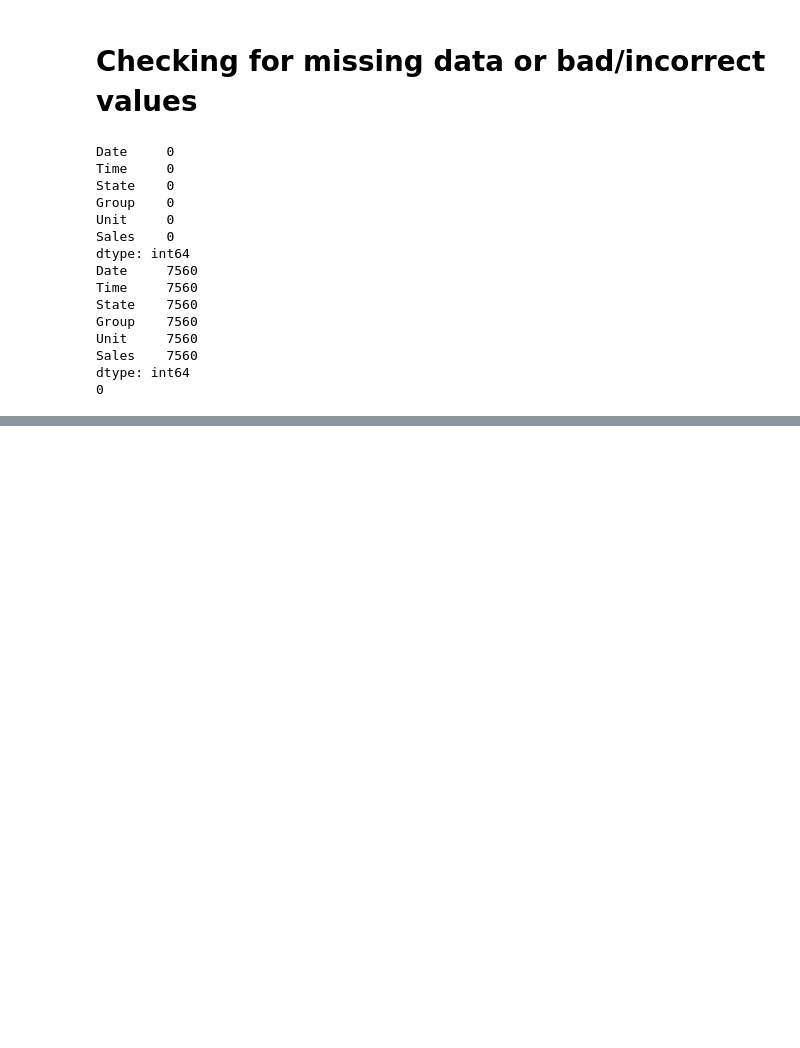
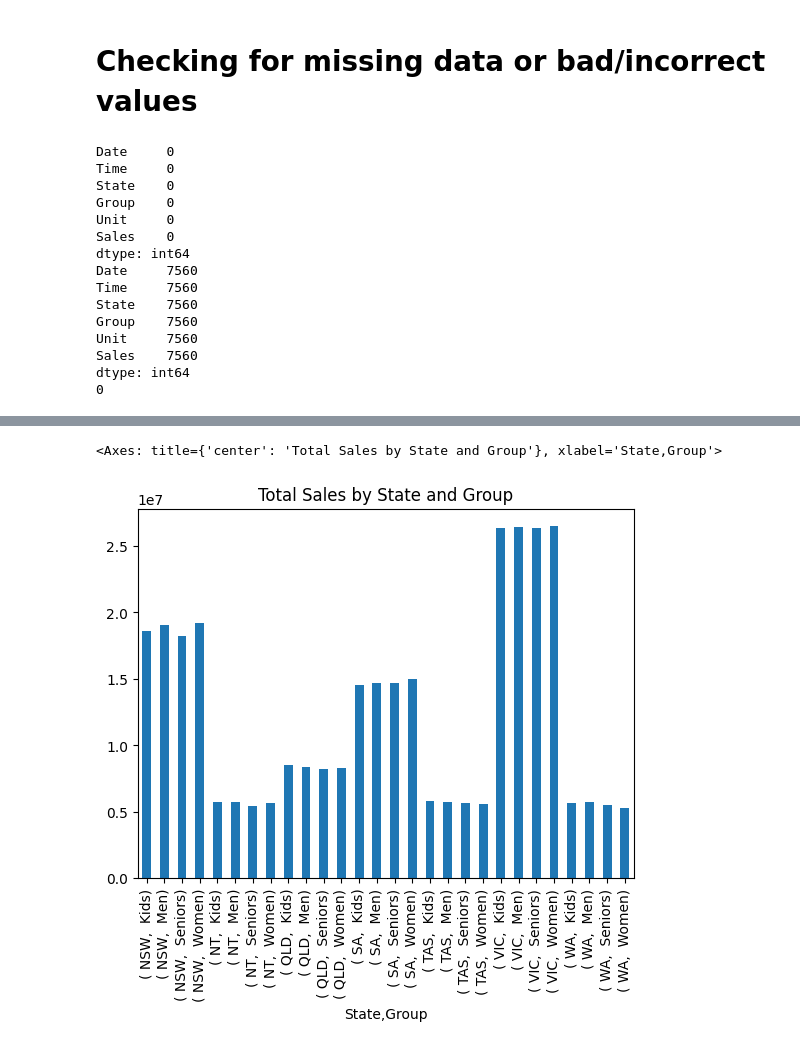
Before and after one commit to Tuffour0/sales-analysis, a Jupyter notebook: sale-analysis.ipynb, the cells around one changed output, grey strips where cells are left out. Drawn from its saved outputs; the diff is of its cells as text; code cells hidden in the pictures; blank space fills up the shorter version.

```diff
--- a/sale-analysis.ipynb
+++ b/sale-analysis.ipynb
@@ -78,0 +320,6 @@ dtype: int64
+# %%
+# Data Visualization: Total Sales by State and Group (State-wise-sales analysis)
+df.groupby(['State', 'Group'])['Sales'].sum().plot(kind='bar', title='Total Sales by State and Group')
+# %% [output]
+<Axes: title={'center': 'Total Sales by State and Group'}, xlabel='State,Group'>
+[figure, added]
```
Also changed, not shown: parts of 15 cells of this notebook.
